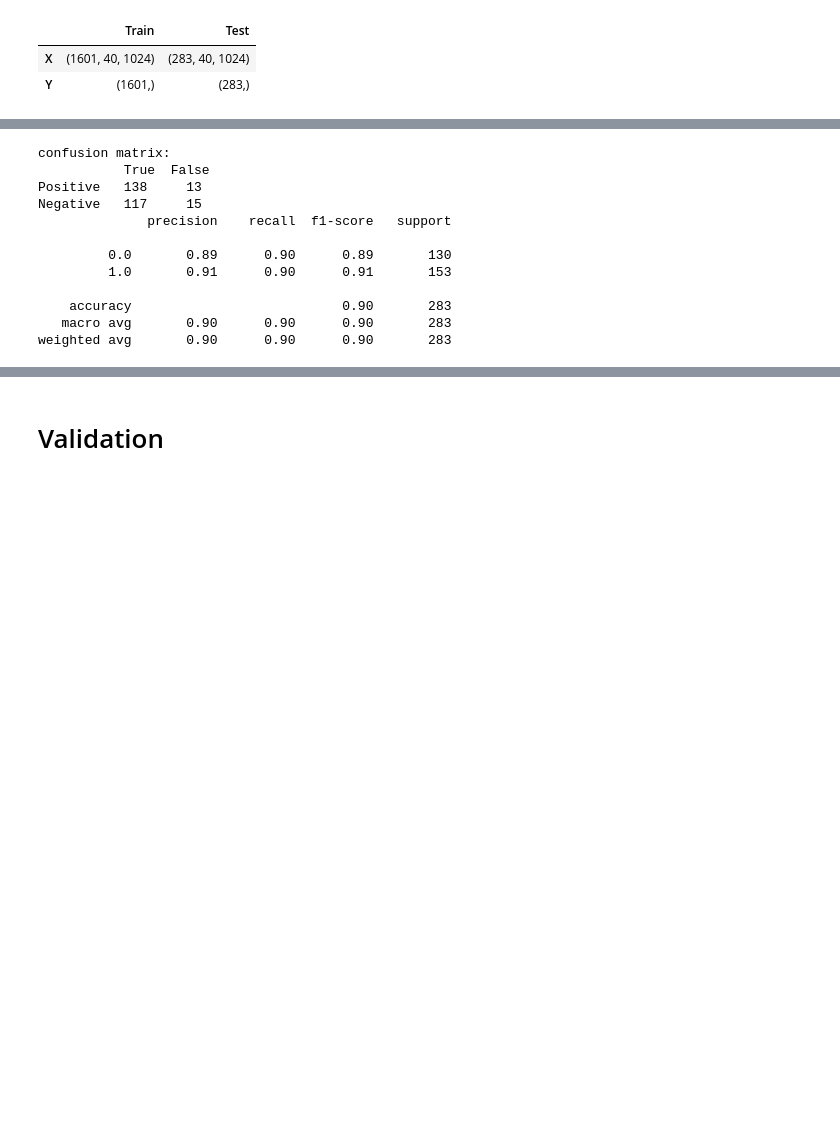
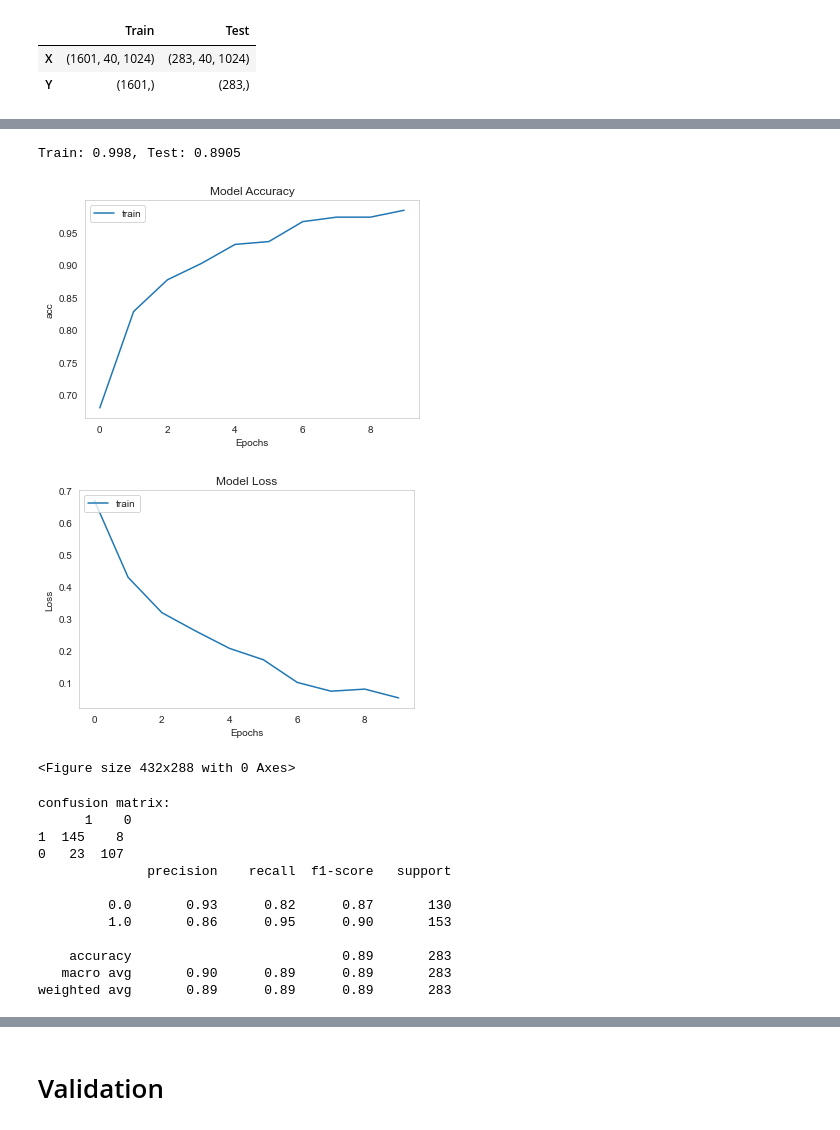
Before and after one commit to kmaltcev/NLP-BiLSTM-model, a Jupyter notebook: CNN_BiLSTM.ipynb, the cells around one changed output, grey strips where cells are left out. Cells and saved outputs as stored; diff of their text form; code cells hidden in the pictures; blank space fills up the shorter version.

```diff
--- a/CNN_BiLSTM.ipynb
+++ b/CNN_BiLSTM.ipynb
@@ -337,0 +398,4 @@ plt.savefig('model_loss.png')
+# %%
+opt = tf.keras.optimizers.Adam(learning_rate=0.001)
+bilstm.compile(optimizer=opt, loss="sparse_categorical_crossentropy", metrics=['acc'])
+history = bilstm.fit(X_train, Y_train, epochs=10, batch_size=50, verbose=2)
@@ -338,22 +420,52 @@ plt.savefig('model_loss.png')
+# %%
+# evaluate the model
+_, train_acc = bilstm.evaluate(X_train, Y_train, verbose=2)
+_, test_acc = bilstm.evaluate(X_test, Y_test, verbose=2)
+print('Train: %.3f, Test: %.4f' % (train_acc, test_acc))
+# %% [output]
+Train: 0.998, Test: 0.8905
+# %%
+plt.plot(history.history['acc'])
+plt.title('Model Accuracy')
+plt.ylabel('acc')
+plt.xlabel('Epochs')
+plt.legend(['train', 'test'], loc='upper left')
+plt.grid()
+plt.show()
+plt.savefig('model_accuracy.png')
+
+# summarize history for loss
+plt.plot(history.history['loss'])
+plt.title('Model Loss')
+plt.ylabel('Loss')
+plt.xlabel('Epochs')
+plt.legend(['train', 'test'], loc='upper left')
+plt.grid()
+plt.show()
+plt.savefig('model_loss.png')
+# %% [output]
+[figure, added]
+[figure, added]
+<Figure size 432x288 with 0 Axes>
 # %%
-predict_x = cnn.predict(X_test)
+predict_x = bilstm.predict(X_test)
 Y_pred = np.argmax(predict_x,axis=1)
 
 df_test = pd.DataFrame({'true': Y_test, 'pred':Y_pred})
 tn, fp, fn, tp = confusion_matrix(df_test.true, df_test.pred).ravel()
-c_matrix = pd.DataFrame({"True": [tp, tn], "False": [fp, fn]}, index=["Positive", "Negative"])
+c_matrix = pd.DataFrame({1: [tp, fp], 0: [fn, tn]}, index=[1, 0])
 print(f"confusion matrix:\n {c_matrix}")
 print(classification_report(df_test.true, df_test.pred))
 # %% [output]
 confusion matrix:
-           True  False
-Positive   138     13
-Negative   117     15
+      1    0
+1  145    8
+0   23  107
               precision    recall  f1-score   support
 
-         0.0       0.89      0.90      0.89       130
-         1.0       0.91      0.90      0.91       153
+         0.0       0.93      0.82      0.87       130
+         1.0       0.86      0.95      0.90       153
 
-    accuracy                           0.90       283
-   macro avg       0.90      0.90      0.90       283
-weighted avg       0.90      0.90      0.90       283
+    accuracy                           0.89       283
+   macro avg       0.90      0.89      0.89       283
+weighted avg       0.89      0.89      0.89       283
```
Also changed, not shown: parts of 15 cells of this notebook.
